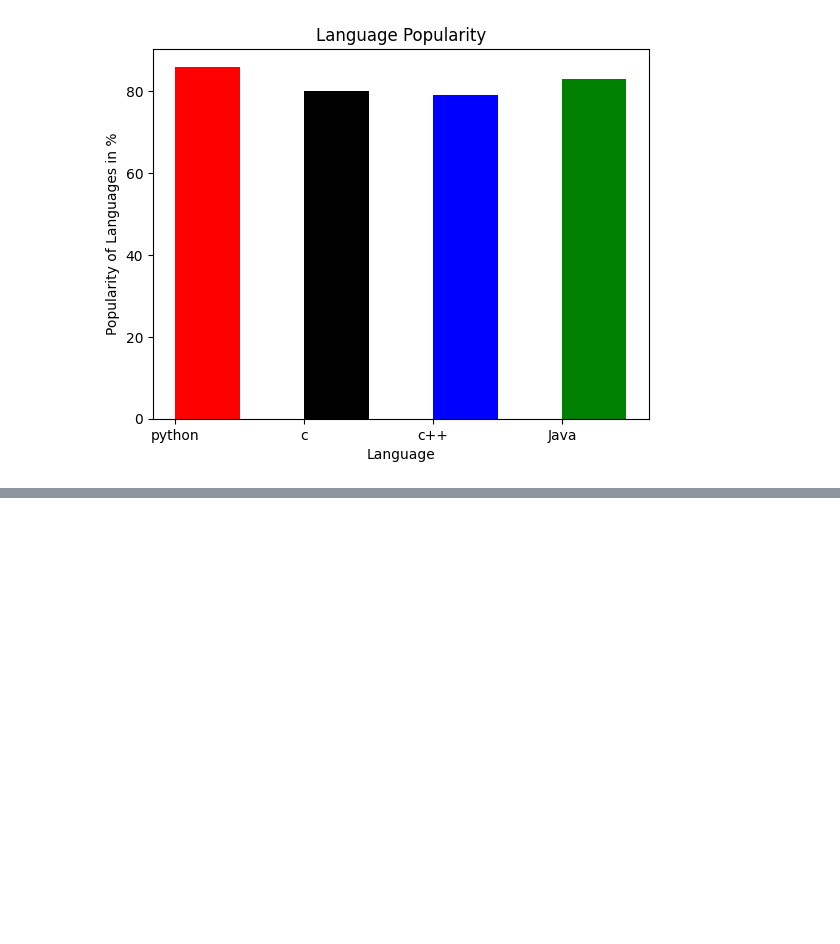
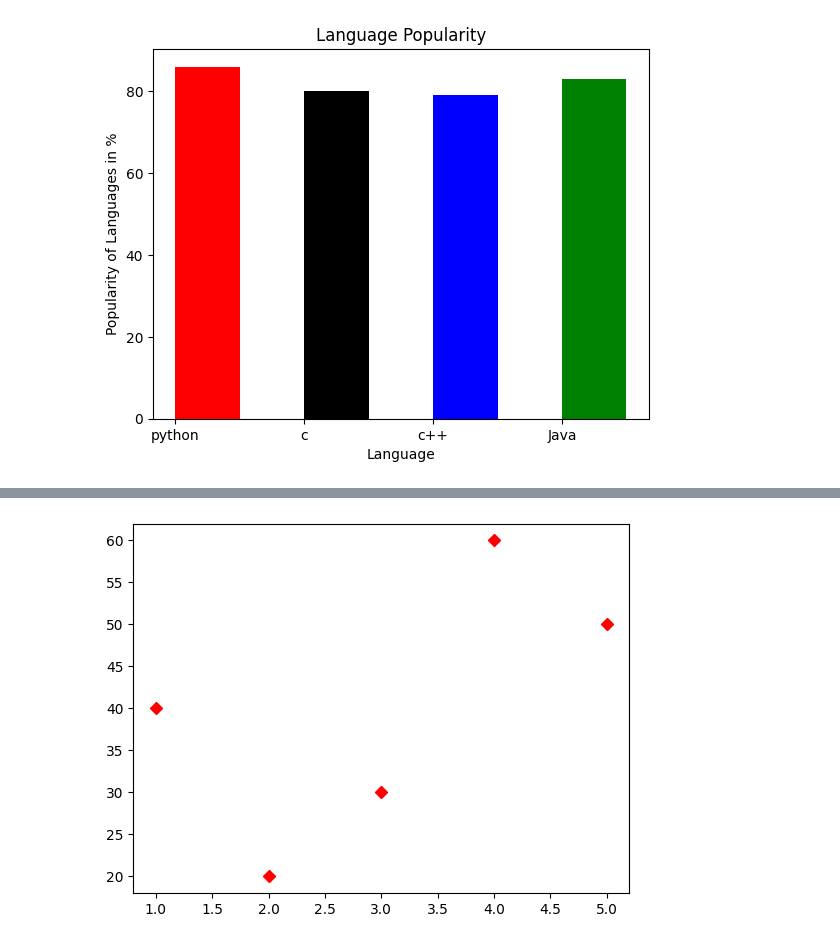
Before and after one commit to raaakibul/Matplotlib, a Jupyter notebook: Bar-plot.ipynb, the cells around one changed output, grey strips where cells are left out. Saved outputs shown, nothing was run; the diff lists cells and outputs as text; code cells hidden in the pictures; blank space fills up the shorter version.

```diff
--- a/Bar-plot.ipynb
+++ b/Bar-plot.ipynb
@@ -23,0 +24,5 @@ plt.show()
+# %%
+plt.plot(x1,y1, color='red', marker='D', linestyle=' ')
+plt.show()
+# %% [output]
+[figure, added]
```
Also changed, not shown: parts of 1 cell of this notebook.
